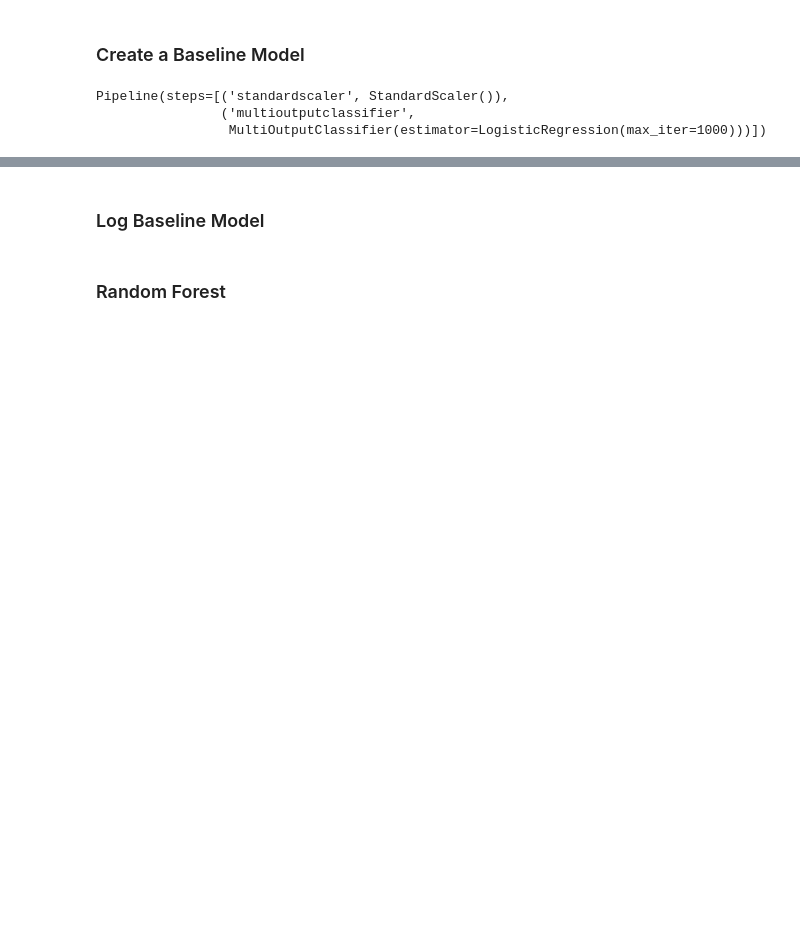
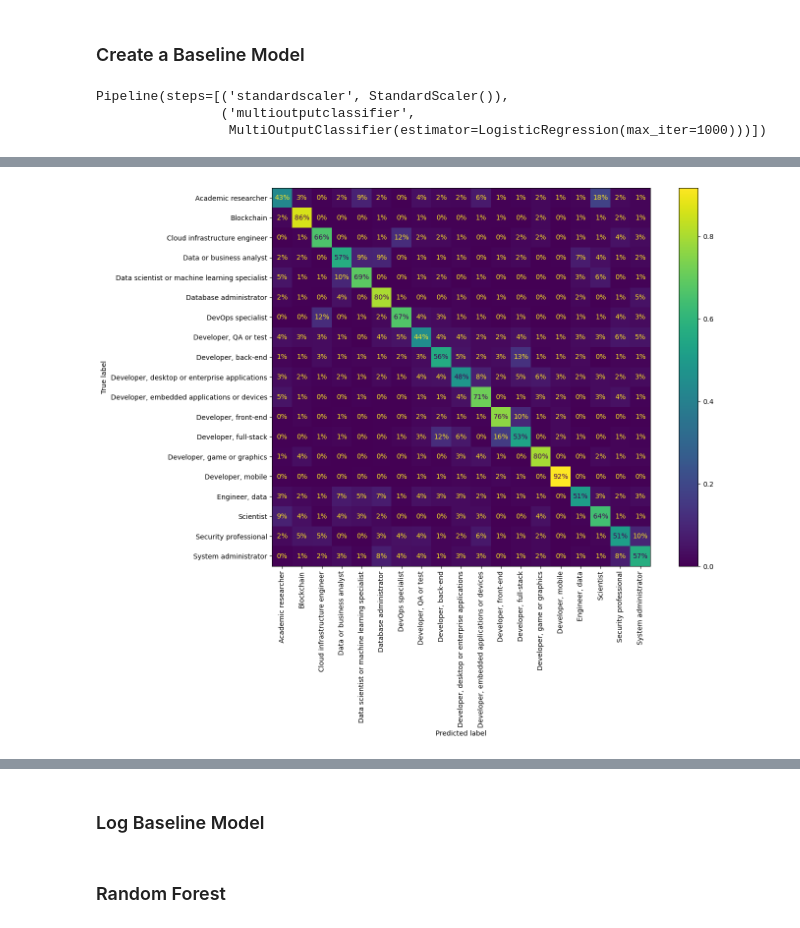
Before and after one commit to AlyAEE/Tech-Jobs-Prediction-Based-On-Your-Skillset-Project, a Jupyter notebook: Notebooks/04.Model Building.ipynb, the cells around one changed output, grey strips where cells are left out. Saved outputs shown, nothing was run; the diff lists cells and outputs as text; code cells hidden in the pictures; blank space fills up the shorter version.

```diff
--- a/Notebooks/04.Model Building.ipynb
+++ b/Notebooks/04.Model Building.ipynb
@@ -109,0 +140,4 @@ df
+# %%
+X = one_job_df.drop(one_job_df[TECH_JOBS],axis = 1).droplevel(0,axis=1).reset_index(drop=True)
+y = one_job_df[TECH_JOBS].droplevel(0,axis = 1).copy()
+y = pd.from_dummies(y)
@@ -176,2 +320,8 @@ dtype: float64
+# %%
+fig, ax = plt.subplots(figsize=(15,10))
+cmp = ConfusionMatrixDisplay.from_predictions(y_over, predictions,normalize="true", values_format=".0%",xticks_rotation=90,ax=ax)
+plt.rc('font', size=12)
+# %% [output]
+[figure, added]
 # %%
 # cross_validate the baseline model on the accuracy, precision, recall and f1
```
Also changed, not shown: parts of 68 cells of this notebook, 2 other files.
